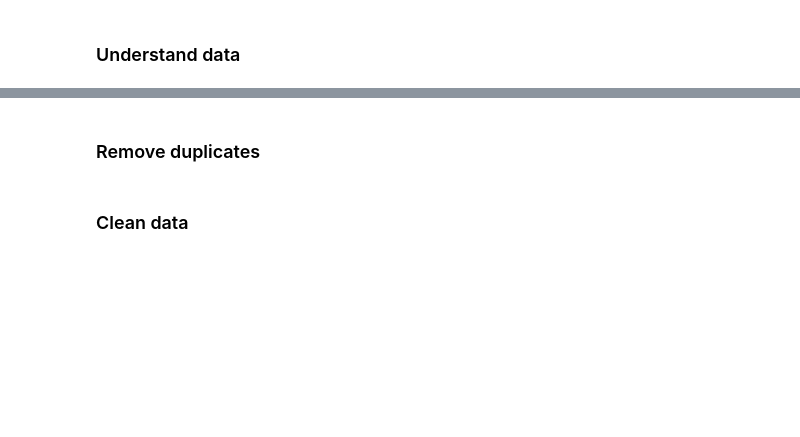
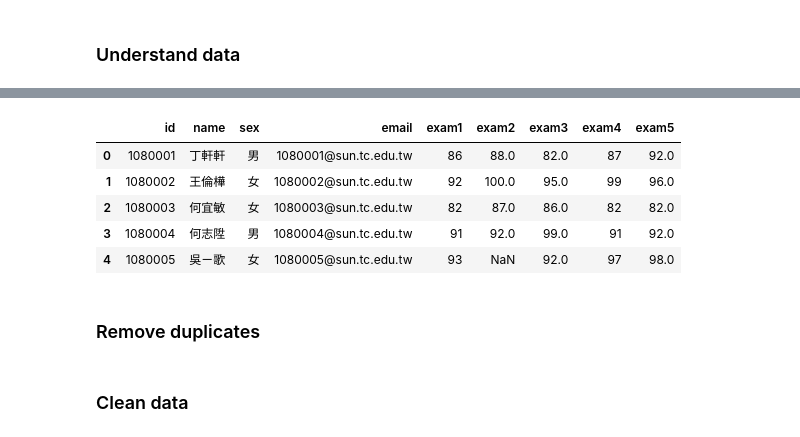
Before and after one commit to mingfujacky/Lecture-Big-Data, a Jupyter notebook: file/code/preprocess_student_grades.ipynb, the cells around one changed output, grey strips where cells are left out. Drawn from its saved outputs; the diff is of its cells as text; code cells hidden in the pictures; blank space fills up the shorter version.

```diff
--- a/file/code/preprocess_student_grades.ipynb
+++ b/file/code/preprocess_student_grades.ipynb
@@ -22,9 +46,18 @@ df.info()
 # %%
 # change column names to english use replace method
-df.columns = df.columns.str.replace('ID', 'id')
-df.columns = df.columns.str.replace('第1次平時考', 'exam1')
-df.columns = df.columns.str.replace('第2次平時考', 'exam2')
-df.columns = df.columns.str.replace('第3次平時考', 'exam3')
-df.columns = df.columns.str.replace('第4次平時考', 'exam4')
-df.columns = df.columns.str.replace('第5次平時考', 'exam5')
+df = df.rename(columns={
+    'ID': 'id',
+    '第1次平時考': 'exam1',
+    '第2次平時考': 'exam2',
+    '第3次平時考': 'exam3',
+    '第4次平時考': 'exam4',
+    '第5次平時考': 'exam5'
+})
 df.head()
+# %% [output]
+|  | id | name | sex | email | exam1 | exam2 | exam3 | exam4 | exam5 |
+| 0 | 1080001 | 丁軒軒 | 男 | 1080001@sun.tc.edu.tw | 86 | 88.0 | 82.0 | 87 | 92.0 |
+| 1 | 1080002 | 王倫樺 | 女 | 1080002@sun.tc.edu.tw | 92 | 100.0 | 95.0 | 99 | 96.0 |
+| 2 | 1080003 | 何宜敏 | 女 | 1080003@sun.tc.edu.tw | 82 | 87.0 | 86.0 | 82 | 82.0 |
+| 3 | 1080004 | 何志陞 | 男 | 1080004@sun.tc.edu.tw | 91 | 92.0 | 99.0 | 91 | 92.0 |
+| 4 | 1080005 | 吳ㄧ歌 | 女 | 1080005@sun.tc.edu.tw | 93 | NaN | 92.0 | 97 | 98.0 |
```
Also changed, not shown: parts of 23 cells of this notebook, 15 other files.
